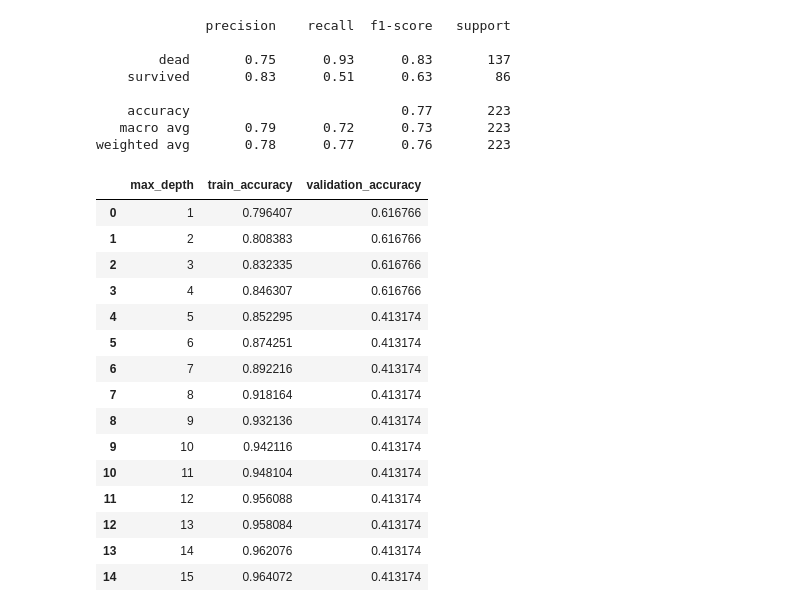
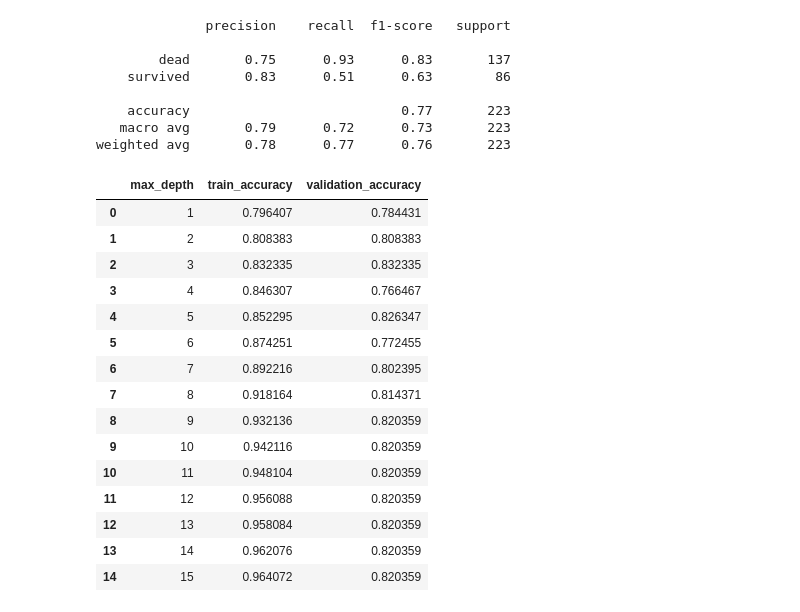
Before and after one commit to Zoehong11/solarLaborArbeit, a Jupyter notebook: laborarbeit_teil1.ipynb, the cells around one changed output. Drawn from its saved outputs; the diff is of its cells as text; code cells hidden in the pictures.

```diff
--- a/laborarbeit_teil1.ipynb
+++ b/laborarbeit_teil1.ipynb
@@ -786,45 +767,46 @@ X_train_sub, X_val, y_train_sub, y_val = train_test_split(
     test_size=0.25,
     random_state=42,
     stratify=y_train
 )
 
 # scalierung
 
 scaler = StandardScaler()
 X_train_sub = scaler.fit_transform(X_train_sub)
+X_val = scaler.fit_transform(X_val)
 
 for depth in depths:
     tree_depth = DecisionTreeClassifier(
         criterion="gini",
         max_depth=depth,
         random_state=42
     )
     tree_depth.fit(X_train_sub, y_train_sub)
 
     train_scores.append(accuracy_score(y_train_sub, tree_depth.predict(X_train_sub)))
     val_scores.append(accuracy_score(y_val, tree_depth.predict(X_val)))
 
 depth_results = pd.DataFrame({
     "max_depth": list(depths),
     "train_accuracy": train_scores,
     "validation_accuracy": val_scores
 })
 
 depth_results
 # %% [output]
 |  | max_depth | train_accuracy | validation_accuracy |
-| 0 | 1 | 0.796407 | 0.616766 |
-| 1 | 2 | 0.808383 | 0.616766 |
-| 2 | 3 | 0.832335 | 0.616766 |
-| 3 | 4 | 0.846307 | 0.616766 |
-| 4 | 5 | 0.852295 | 0.413174 |
-| 5 | 6 | 0.874251 | 0.413174 |
-| 6 | 7 | 0.892216 | 0.413174 |
-| 7 | 8 | 0.918164 | 0.413174 |
-| 8 | 9 | 0.932136 | 0.413174 |
-| 9 | 10 | 0.942116 | 0.413174 |
-| 10 | 11 | 0.948104 | 0.413174 |
-| 11 | 12 | 0.956088 | 0.413174 |
-| 12 | 13 | 0.958084 | 0.413174 |
-| 13 | 14 | 0.962076 | 0.413174 |
-| 14 | 15 | 0.964072 | 0.413174 |
+| 0 | 1 | 0.796407 | 0.784431 |
+| 1 | 2 | 0.808383 | 0.808383 |
+| 2 | 3 | 0.832335 | 0.832335 |
+| 3 | 4 | 0.846307 | 0.766467 |
+| 4 | 5 | 0.852295 | 0.826347 |
+| 5 | 6 | 0.874251 | 0.772455 |
+| 6 | 7 | 0.892216 | 0.802395 |
+| 7 | 8 | 0.918164 | 0.814371 |
+| 8 | 9 | 0.932136 | 0.820359 |
+| 9 | 10 | 0.942116 | 0.820359 |
+| 10 | 11 | 0.948104 | 0.820359 |
+| 11 | 12 | 0.956088 | 0.820359 |
+| 12 | 13 | 0.958084 | 0.820359 |
+| 13 | 14 | 0.962076 | 0.820359 |
+| 14 | 15 | 0.964072 | 0.820359 |
```
Also changed, not shown: parts of 4 cells of this notebook.
